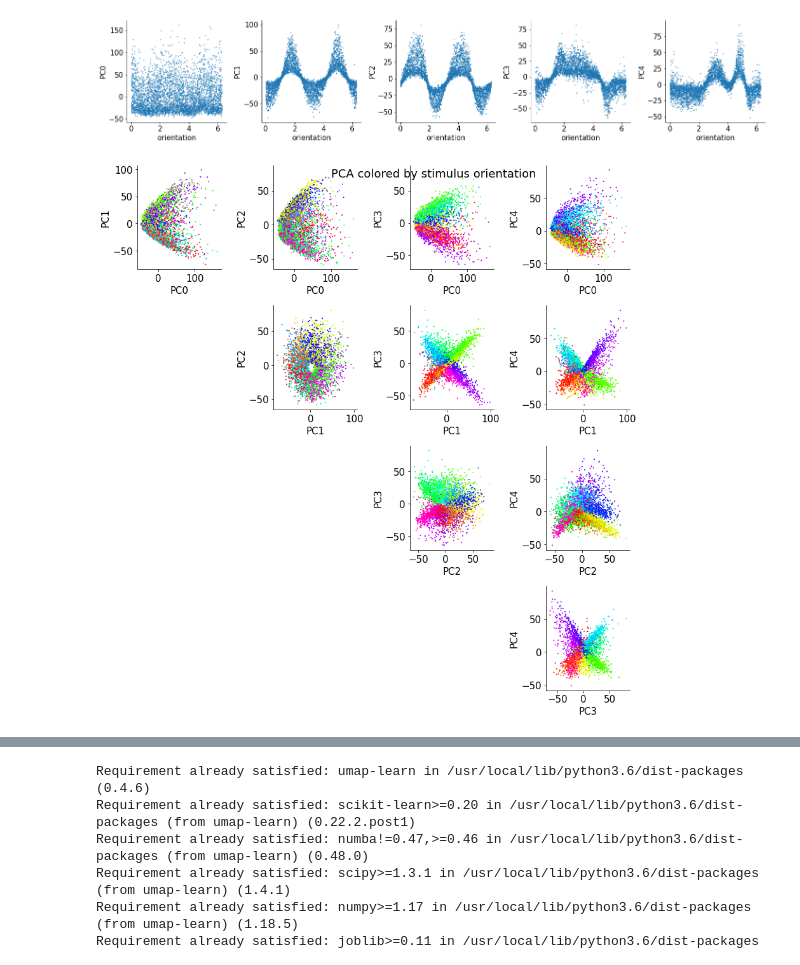
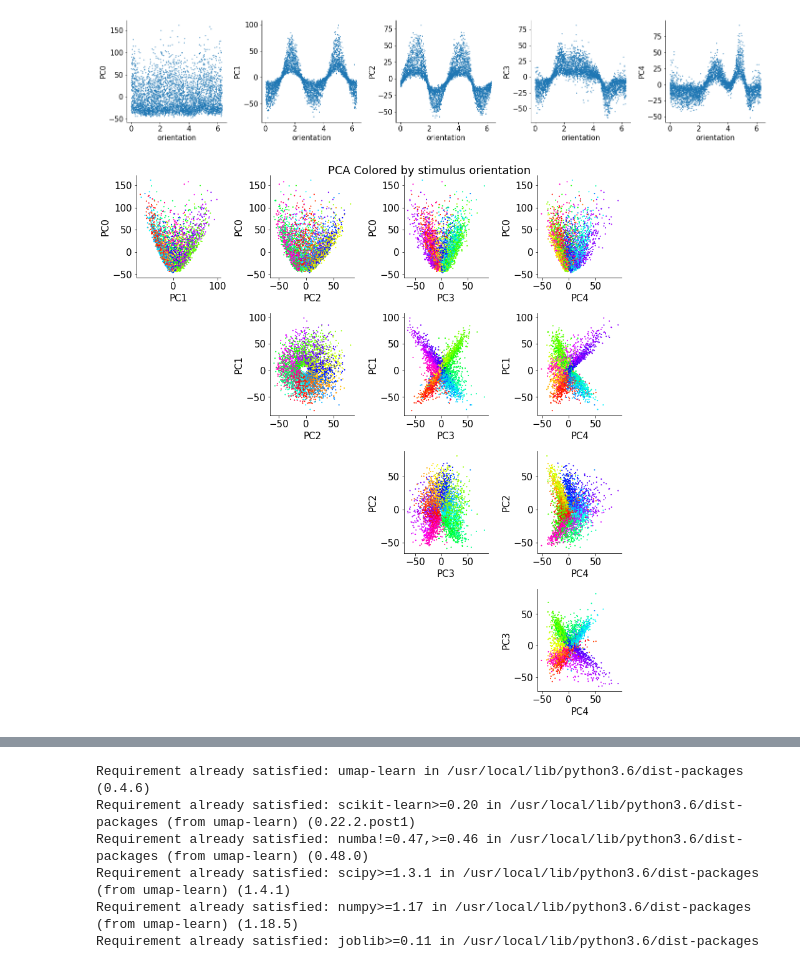
Before and after one commit to sekunder/NMA_Project, a Jupyter notebook: NMA_Stringer_Orientations.ipynb, the cells around one changed output, grey strips where cells are left out. Cells and saved outputs as stored; diff of their text form; code cells hidden in the pictures.

Commit message:
added component_plot function

```diff
--- a/NMA_Stringer_Orientations.ipynb
+++ b/NMA_Stringer_Orientations.ipynb
@@ -93,15 +91,41 @@ for j in range(5):
 plt.show()
 # %% [output]
 [figure]
+# %%
+def component_plot(X, n_components, figsize=(15,15), size=1, color=None, color_map=None, label="Comp", suptitle="Components"):
+  """
+  Plots the first `n_components` components of the matrix X, with specified colors.
+
+  Args:
+    X : the data matrix to visualize
+    n_components : number of components to visualize
+
+  Optional Args:
+    figsize=(15,15) : The size of the overall figure
+    size=1 : the size of the dots
+    color : The colors to use for the points
+    color_map : The colormap to use for the points
+    label : Each axis gets labeled with "label" and the index of the component
+    suptitle : the title for the whole figure, appears above all the subplots.
+  """
+  plt.figure(figsize=figsize)
+  for j in range(n_components):
+    for i in range(j+1, n_components):
+      ax = plt.subplot(n_components, n_components, (n_components) * j + i)
+      plt.scatter(X[:, i], X[:, j], c=color, s=size, cmap=color_map)
+      ax.set(xlabel='%s%d'%(label,i), ylabel='%s%d'%(label,j))
+  plt.suptitle(suptitle, y=1, x=0.5)
+  plt.show()
 # %%
-n_components = 5
-plt.figure(figsize=(15,15))
-for i in range(n_components):
-  for j in range(i+1, n_components):
-    ax = plt.subplot(n_components, n_components, (n_components) * i + j)
-    plt.scatter(X[:,i], X[:,j], c=dat['istim'], s=1, cmap='hsv')
-    ax.set(xlabel='PC%d'%i, ylabel='PC%d'%j)
-plt.suptitle('PCA colored by stimulus orientation')
-plt.show()
+# n_components = 5
+# plt.figure(figsize=(15,15))
+# for i in range(n_components):
+#   for j in range(i+1, n_components):
+#     ax = plt.subplot(n_components, n_components, (n_components) * i + j)
+#     plt.scatter(X[:,i], X[:,j], c=dat['istim'], s=1, cmap='hsv')
+#     ax.set(xlabel='PC%d'%i, ylabel='PC%d'%j)
+# plt.suptitle('PCA colored by stimulus orientation')
+# plt.show()
+component_plot(X, 5, color_map='hsv', color=dat['istim'], label="PC", suptitle="PCA Colored by stimulus orientation")
 # %% [output]
-[figure, old version]
+[figure, new version]
```
Also changed, not shown: parts of 2 cells of this notebook.
